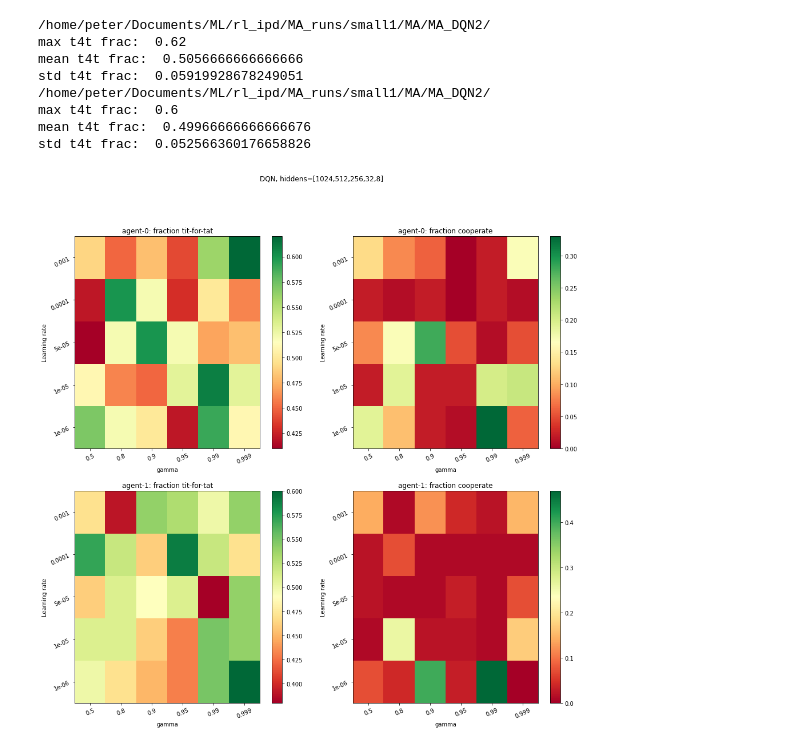
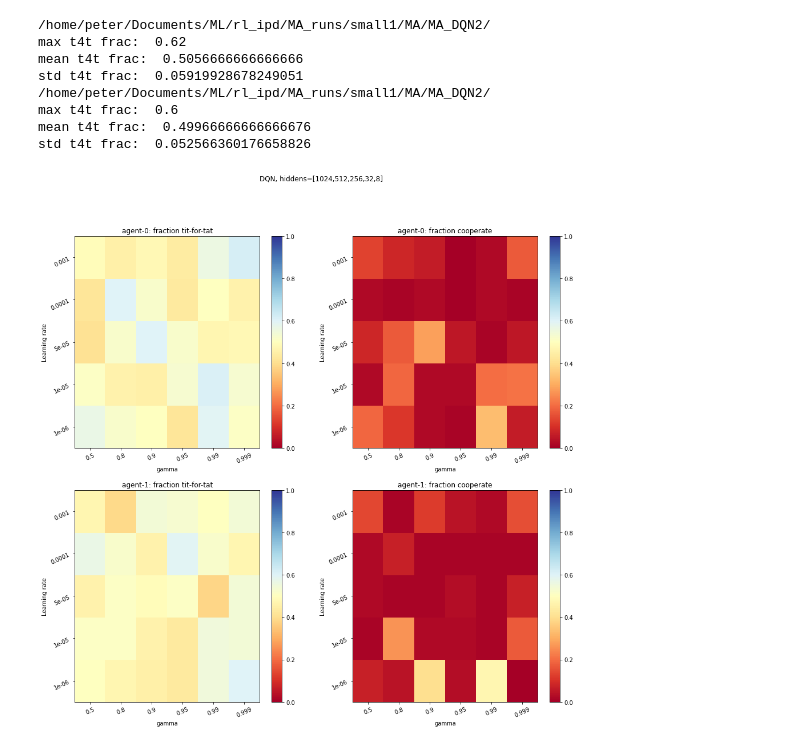
Before and after one commit to peterbarnettnz/rl-ipd, a Jupyter notebook: plot_data_multiagent.ipynb, the cells around one changed output. Saved outputs shown, nothing was run; the diff lists cells and outputs as text; code cells hidden in the pictures.

Commit message:
changing plot colours

```diff
--- a/plot_data_multiagent.ipynb
+++ b/plot_data_multiagent.ipynb
@@ -53,42 +53,42 @@ for dir_num, exp_dir in enumerate(exp_dirs):
 
         x1 = np.arange(len(gamma_options)+1)
         y1 = np.arange(len(lr_options)+1)
-        plt.pcolor(x1, y1, t4t_frac_arr, cmap='RdYlGn');
+        plt.pcolor(x1, y1, t4t_frac_arr, cmap='RdYlBu');
         plt.xticks(x1[:-1]+0.5, labels=gamma_options, rotation=25);
         plt.yticks(y1[:-1]+0.5, labels=lr_options, rotation=25);
         plt.ylabel('Learning rate')
         plt.xlabel('gamma')
         plt.title(f'agent-{ii}: fraction tit-for-tat')
         plt.colorbar()
         plt.clim([0,1])
 
         fig.add_subplot(2,2,2+ii*2)
 
         x1 = np.arange(len(gamma_options)+1)
         y1 = np.arange(len(lr_options)+1)
-        plt.pcolor(x1, y1, coop_frac_arr, cmap='RdYlGn');
+        plt.pcolor(x1, y1, coop_frac_arr, cmap='RdYlBu');
         plt.xticks(x1[:-1]+0.5, labels=gamma_options, rotation=25);
         plt.yticks(y1[:-1]+0.5, labels=lr_options, rotation=25);
         plt.colorbar()
         plt.ylabel('Learning rate')
         plt.xlabel('gamma')
         plt.title(f'agent-{ii}: fraction cooperate')
         plt.suptitle(titles[dir_num])
         plt.clim([0,1])
         print(exp_dir)
         print('max t4t frac: ',np.max(np.nan_to_num(t4t_frac_arr)))
         print('mean t4t frac: ',np.mean(np.nan_to_num(t4t_frac_arr)))
         print('std t4t frac: ',np.std(np.nan_to_num(t4t_frac_arr)))
 # %% [output]
 /home/peter/Documents/ML/rl_ipd/MA_runs/small1/MA/MA_DQN2/
 max t4t frac:  0.62
 mean t4t frac:  0.5056666666666666
 std t4t frac:  0.05919928678249051
 /home/peter/Documents/ML/rl_ipd/MA_runs/small1/MA/MA_DQN2/
 max t4t frac:  0.6
 mean t4t frac:  0.49966666666666676
 std t4t frac:  0.052566360176658826
-[figure, old version]
+[figure, new version]
 # %%
 base_dir = '/home/peter/Documents/ML/rl_ipd/MA_runs/small1/MA/'
 exp_dirs = ['MA_PPO2/']
```
Also changed, not shown: parts of 1 cell of this notebook, 1 other file.
